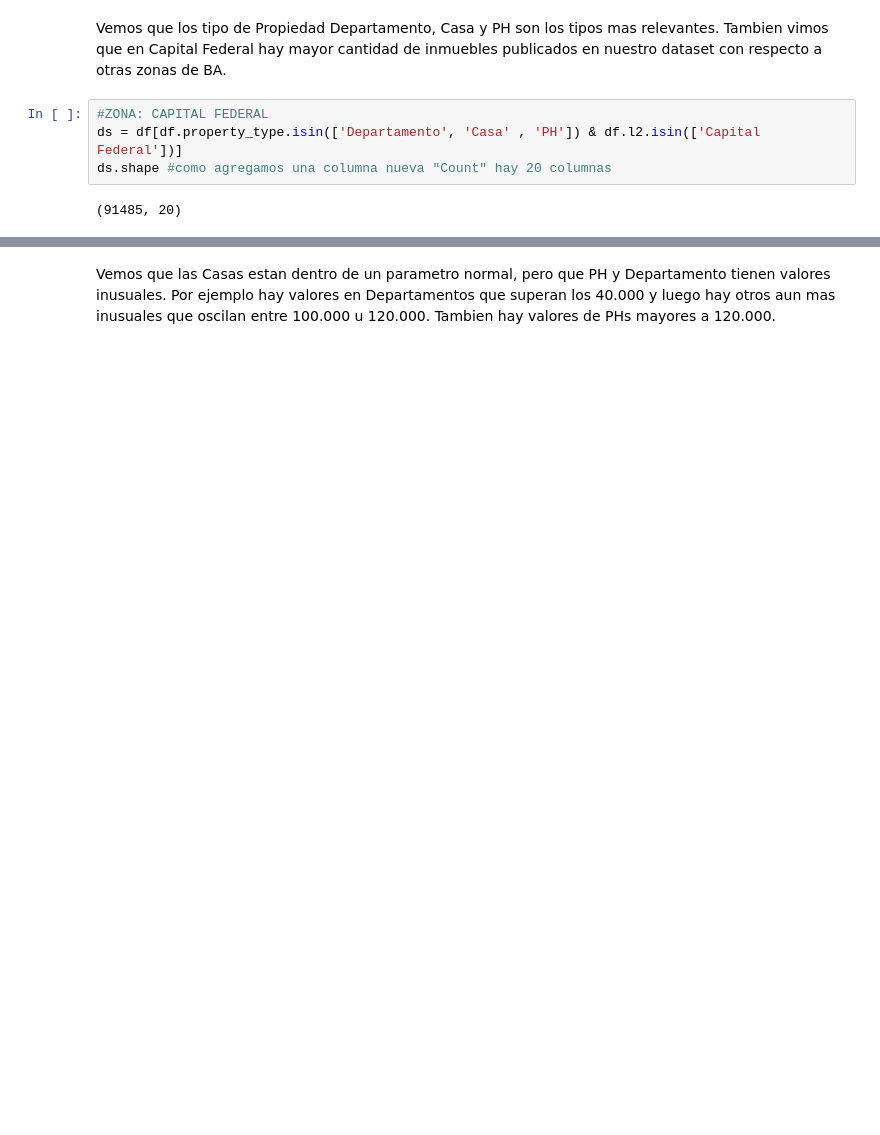
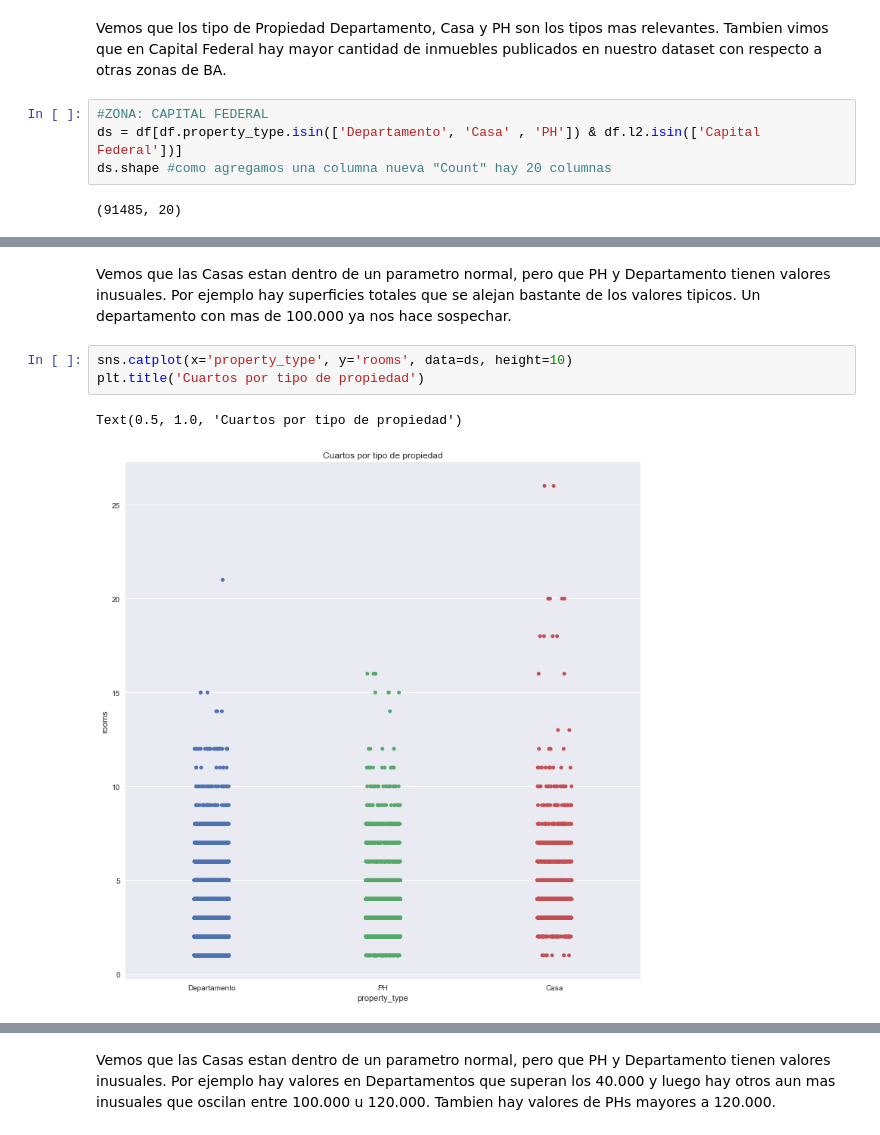
Before and after one commit to ldotto46/01.Proj_Real-State, a Jupyter notebook: Properati_analisys.ipynb, the cells around one changed output, grey strips where cells are left out. Drawn from its saved outputs; the diff is of its cells as text; blank space fills up the shorter version.

```diff
--- a/Properati_analisys.ipynb
+++ b/Properati_analisys.ipynb
@@ -281,0 +283,8 @@ lim.set(ylim=(0, 100000))
+# %% [markdown]
+Vemos que las Casas estan dentro de un parametro normal, pero que PH y Departamento tienen valores inusuales. Por ejemplo hay superficies totales que se alejan bastante de los valores tipicos. Un departamento con mas de 100.000 ya nos hace sospechar.
+# %%
+sns.catplot(x='property_type', y='rooms', data=ds, height=10)
+plt.title('Cuartos por tipo de propiedad')
+# %% [output]
+Text(0.5, 1.0, 'Cuartos por tipo de propiedad')
+[figure, added]
```
Also changed, not shown: parts of 15 cells of this notebook.
